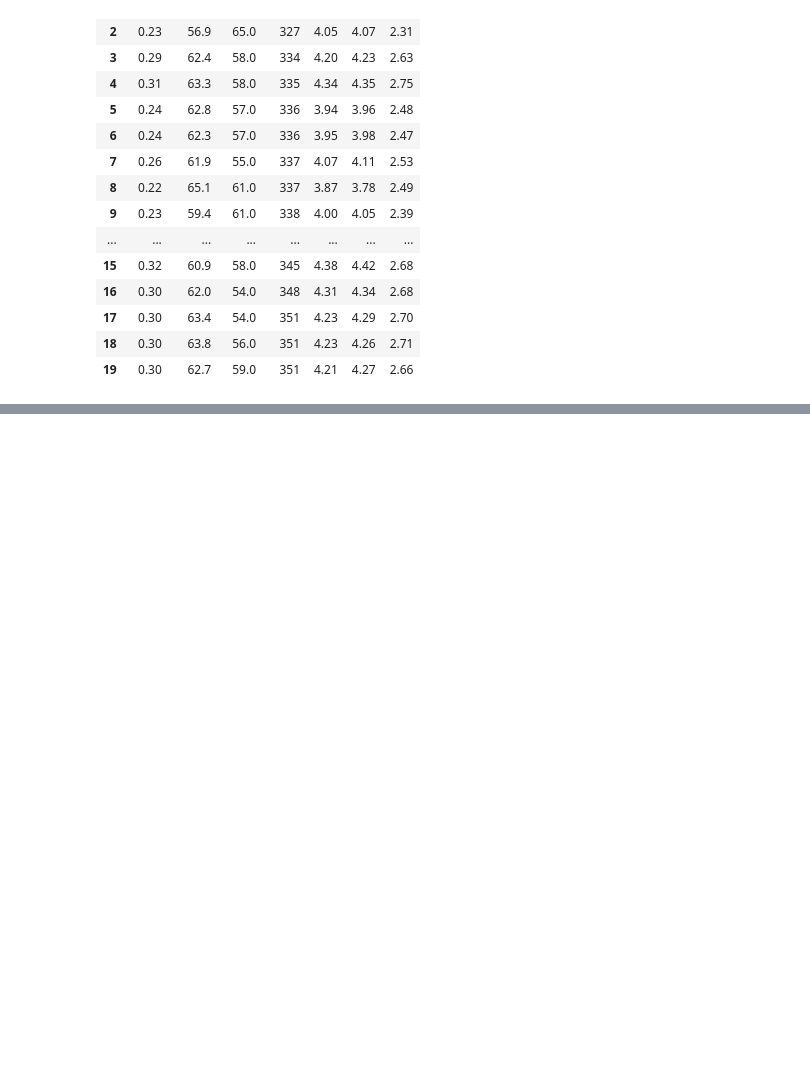
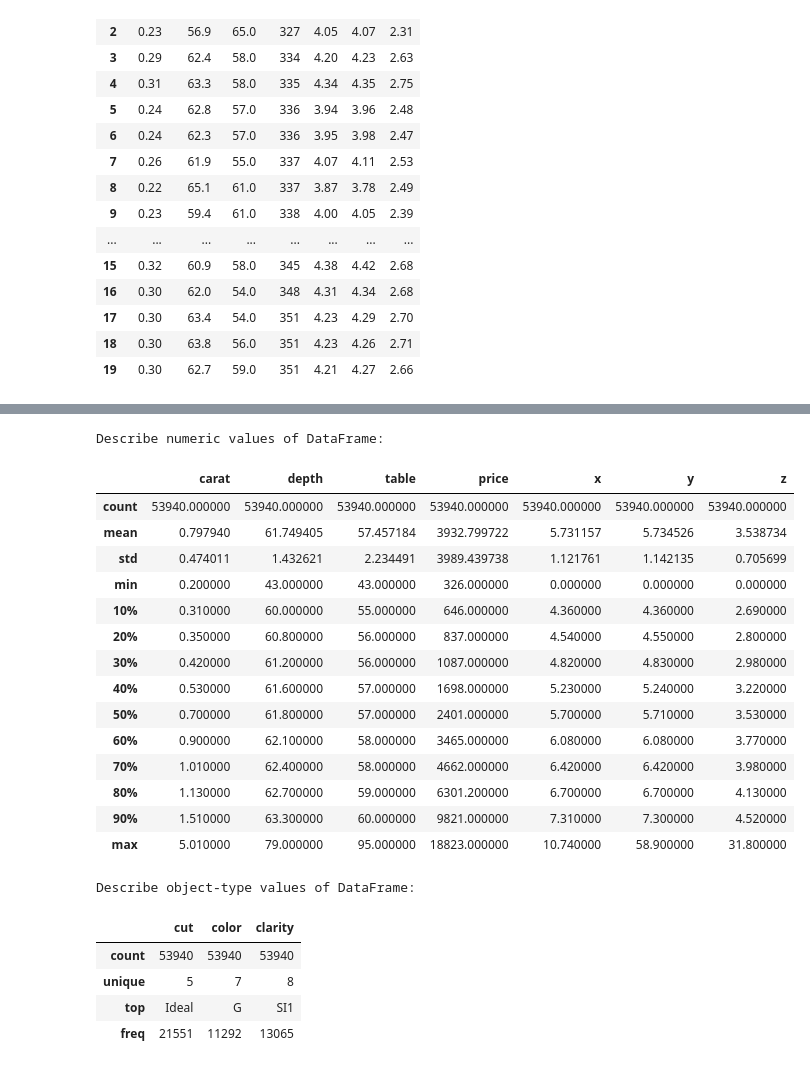
Before and after one commit to aziart/pandas-exercises, a Jupyter notebook: 12 - w3exercises/09 - Pandas Practice Sets/09 - 01 Pandas Practice Set-1.ipynb, the cells around one changed output, grey strips where cells are left out. Drawn from its saved outputs; the diff is of its cells as text; code cells hidden in the pictures; blank space fills up the shorter version.

Commit message:
12_09_01 - Pandas Practice Set 1 - 25/65

```diff
--- a/12 - w3exercises/09 - Pandas Practice Sets/09 - 01 Pandas Practice Set-1.ipynb
+++ b/12 - w3exercises/09 - Pandas Practice Sets/09 - 01 Pandas Practice Set-1.ipynb
@@ -1424,0 +1495,5 @@ DataFrame after dropping non-numeric columns:
+# %%
+path = '../data/'
+filename = 'diamonds.csv'
+df = pd.read_csv(path + filename)
+display(df.head(20))
@@ -1424,0 +1543,35 @@ DataFrame after dropping non-numeric columns:
+# %%
+# 25. Describe Only Certain Data Types
+# Write a Pandas program to pass a list of data types to only describe certain types of diamonds DataFrame.
+
+perc = np.linspace(0.1,0.9,9)
+
+print("Describe numeric values of DataFrame:\n")
+display(df.select_dtypes(include=np.number).describe(percentiles=perc))
+
+
+print("Describe object-type values of DataFrame:\n")
+display(df.select_dtypes(include=['O']).describe())
+# %% [output]
+Describe numeric values of DataFrame:
+|  | carat | depth | table | price | x | y | z |
+| count | 53940.000000 | 53940.000000 | 53940.000000 | 53940.000000 | 53940.000000 | 53940.000000 | 53940.000000 |
+| mean | 0.797940 | 61.749405 | 57.457184 | 3932.799722 | 5.731157 | 5.734526 | 3.538734 |
+| std | 0.474011 | 1.432621 | 2.234491 | 3989.439738 | 1.121761 | 1.142135 | 0.705699 |
+| min | 0.200000 | 43.000000 | 43.000000 | 326.000000 | 0.000000 | 0.000000 | 0.000000 |
+| 10% | 0.310000 | 60.000000 | 55.000000 | 646.000000 | 4.360000 | 4.360000 | 2.690000 |
+| 20% | 0.350000 | 60.800000 | 56.000000 | 837.000000 | 4.540000 | 4.550000 | 2.800000 |
+| 30% | 0.420000 | 61.200000 | 56.000000 | 1087.000000 | 4.820000 | 4.830000 | 2.980000 |
+| 40% | 0.530000 | 61.600000 | 57.000000 | 1698.000000 | 5.230000 | 5.240000 | 3.220000 |
+| 50% | 0.700000 | 61.800000 | 57.000000 | 2401.000000 | 5.700000 | 5.710000 | 3.530000 |
+| 60% | 0.900000 | 62.100000 | 58.000000 | 3465.000000 | 6.080000 | 6.080000 | 3.770000 |
+| 70% | 1.010000 | 62.400000 | 58.000000 | 4662.000000 | 6.420000 | 6.420000 | 3.980000 |
+| 80% | 1.130000 | 62.700000 | 59.000000 | 6301.200000 | 6.700000 | 6.700000 | 4.130000 |
+| 90% | 1.510000 | 63.300000 | 60.000000 | 9821.000000 | 7.310000 | 7.300000 | 4.520000 |
+| max | 5.010000 | 79.000000 | 95.000000 | 18823.000000 | 10.740000 | 58.900000 | 31.800000 |
+Describe object-type values of DataFrame:
+|  | cut | color | clarity |
+| count | 53940 | 53940 | 53940 |
+| unique | 5 | 7 | 8 |
+| top | Ideal | G | SI1 |
+| freq | 21551 | 11292 | 13065 |
```
Also changed, not shown: parts of 8 cells of this notebook.
